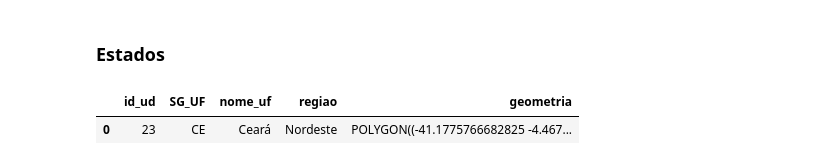
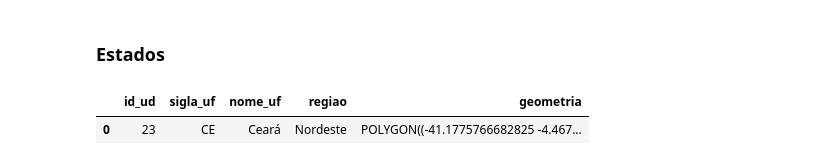
Before and after one commit to JoaoLucas23/BDG, a Jupyter notebook: tratamento_de_dados.ipynb, the cells around one changed output. Cells and saved outputs as stored; diff of their text form; code cells hidden in the pictures.

```diff
--- a/tratamento_de_dados.ipynb
+++ b/tratamento_de_dados.ipynb
@@ -777,11 +873,11 @@ df_diretorios_municipio
 ### Estados
 # %%
 df_estados = df_diretorios_uf.merge(df_mapas_uf[['id_uf','geometria']], on='id_uf')
-df_estados.rename(columns={'id_uf': 'id_ud', 'SG_uf': 'sigla_uf', 'nome': 'nome_uf'}, inplace=True)
+df_estados.rename(columns={'SG_UF': 'sigla_uf', 'nome': 'nome_uf'}, inplace=True)
 
 df_estados.to_csv('./tabelas/ESTADOS.csv', index=False)
 
 df_estados
 # %% [output]
-|  | id_ud | SG_UF | nome_uf | regiao | geometria |
+|  | id_ud | sigla_uf | nome_uf | regiao | geometria |
 | 0 | 23 | CE | Ceará | Nordeste | POLYGON((-41.1775766682825 -4.467... |
```
Also changed, not shown: parts of 7 cells of this notebook, 1 other file.
